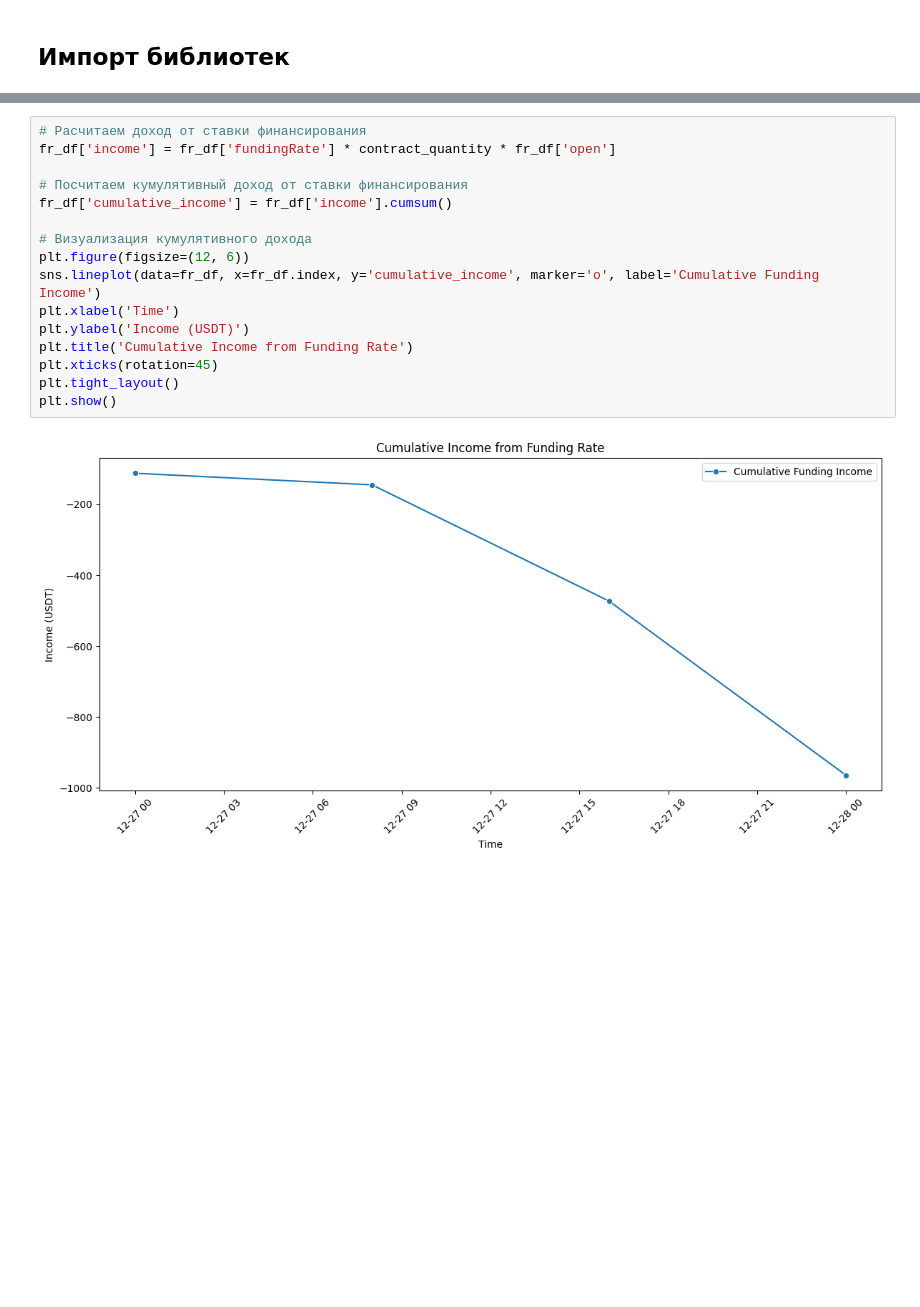
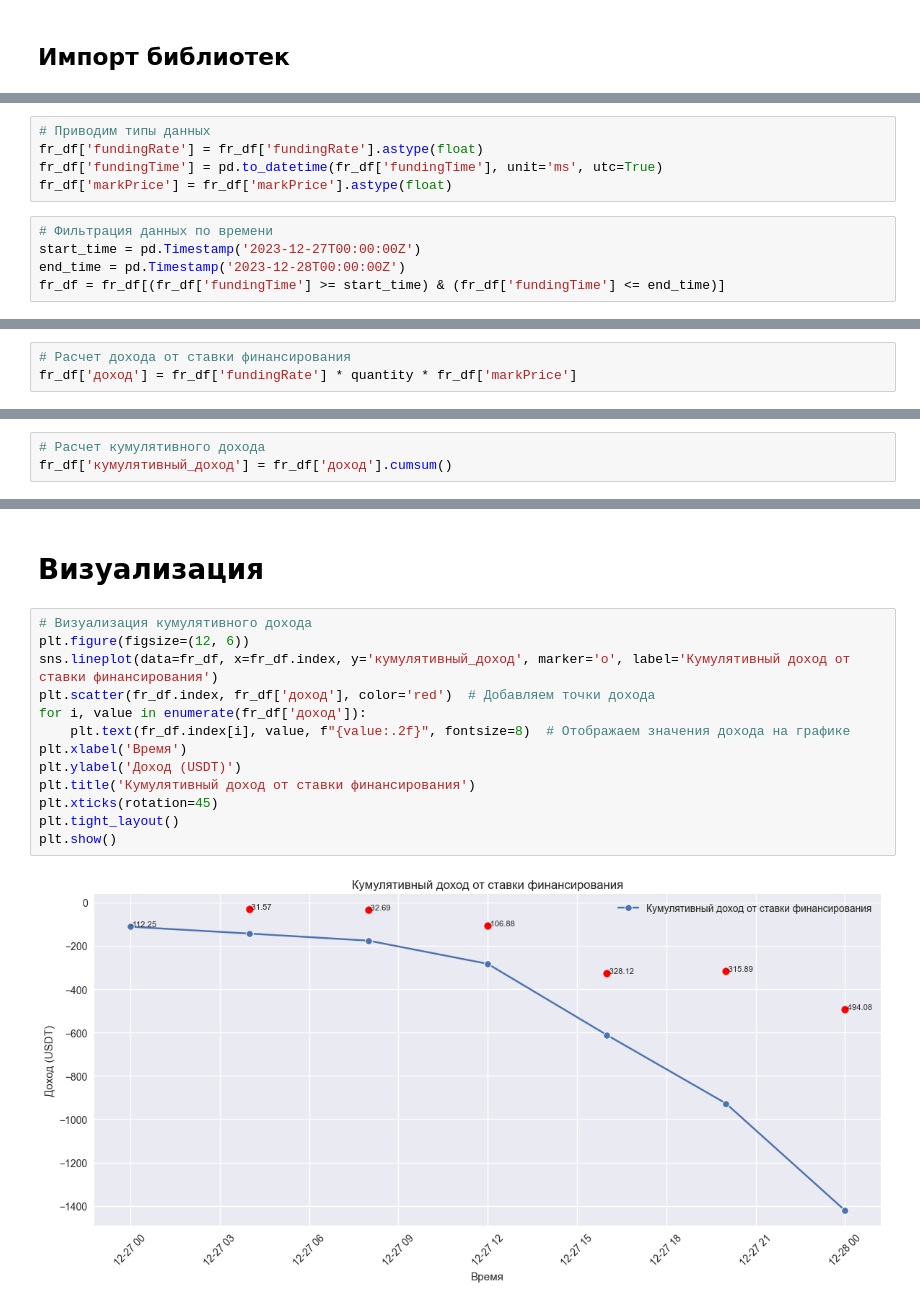
Before and after one commit to eugenekartvelishvili/funding_rate_income, a Jupyter notebook: test_fin/funding_rate.ipynb, the cells around one changed output, grey strips where cells are left out. Drawn from its saved outputs; the diff is of its cells as text; blank space fills up the shorter version.

```diff
--- a/test_fin/funding_rate.ipynb
+++ b/test_fin/funding_rate.ipynb
@@ -96,0 +49,10 @@ plt.show()
+# %%
+# Приводим типы данных
+fr_df['fundingRate'] = fr_df['fundingRate'].astype(float)
+fr_df['fundingTime'] = pd.to_datetime(fr_df['fundingTime'], unit='ms', utc=True)
+fr_df['markPrice'] = fr_df['markPrice'].astype(float)
+# %%
+# Фильтрация данных по времени
+start_time = pd.Timestamp('2023-12-27T00:00:00Z')
+end_time = pd.Timestamp('2023-12-28T00:00:00Z')
+fr_df = fr_df[(fr_df['fundingTime'] >= start_time) & (fr_df['fundingTime'] <= end_time)]
@@ -96,0 +88,3 @@ plt.show()
+# %%
+# Расчет дохода от ставки финансирования
+fr_df['доход'] = fr_df['fundingRate'] * quantity * fr_df['markPrice']
@@ -96,0 +108,3 @@ plt.show()
+# %%
+# Расчет кумулятивного дохода
+fr_df['кумулятивный_доход'] = fr_df['доход'].cumsum()
@@ -97,18 +128,17 @@ plt.show()
+# %% [markdown]
+# Визуализация
 # %%
-# Расчитаем доход от ставки финансирования
-fr_df['income'] = fr_df['fundingRate'] * contract_quantity * fr_df['open']
-
-# Посчитаем кумулятивный доход от ставки финансирования
-fr_df['cumulative_income'] = fr_df['income'].cumsum()
-
 # Визуализация кумулятивного дохода
 plt.figure(figsize=(12, 6))
-sns.lineplot(data=fr_df, x=fr_df.index, y='cumulative_income', marker='o', label='Cumulative Funding Income')
-plt.xlabel('Time')
-plt.ylabel('Income (USDT)')
-plt.title('Cumulative Income from Funding Rate')
+sns.lineplot(data=fr_df, x=fr_df.index, y='кумулятивный_доход', marker='o', label='Кумулятивный доход от ставки финансирования')
+plt.scatter(fr_df.index, fr_df['доход'], color='red')  # Добавляем точки дохода
+for i, value in enumerate(fr_df['доход']):
+    plt.text(fr_df.index[i], value, f"{value:.2f}", fontsize=8)  # Отображаем значения дохода на графике
+plt.xlabel('Время')
+plt.ylabel('Доход (USDT)')
+plt.title('Кумулятивный доход от ставки финансирования')
 plt.xticks(rotation=45)
 plt.tight_layout()
 plt.show()
 # %% [output]
-[figure, old version]
+[figure, new version]
```
Also changed, not shown: parts of 25 cells of this notebook.
